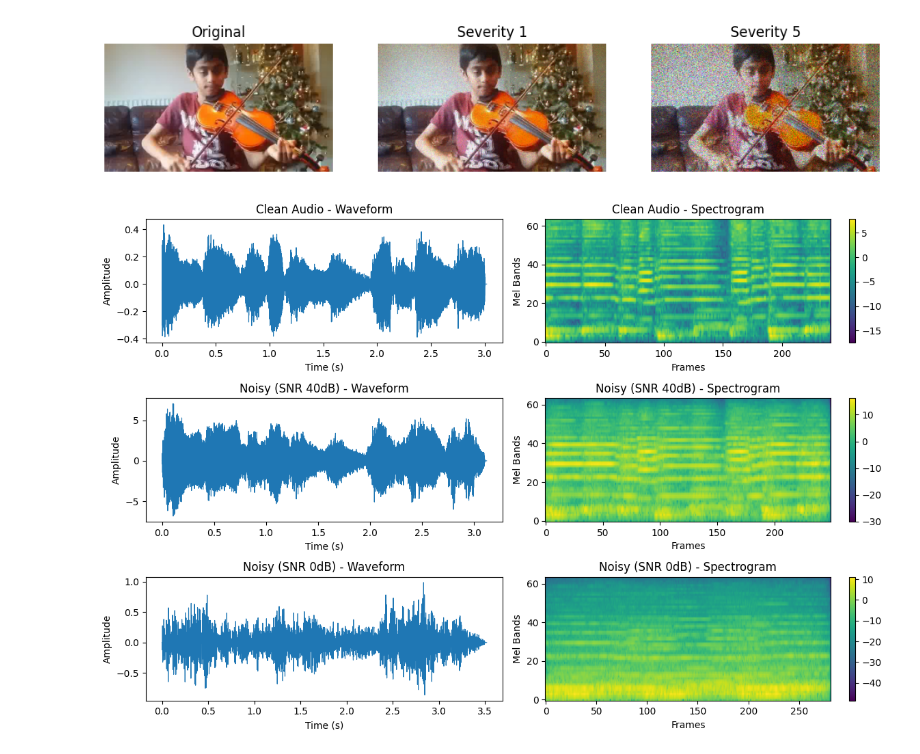
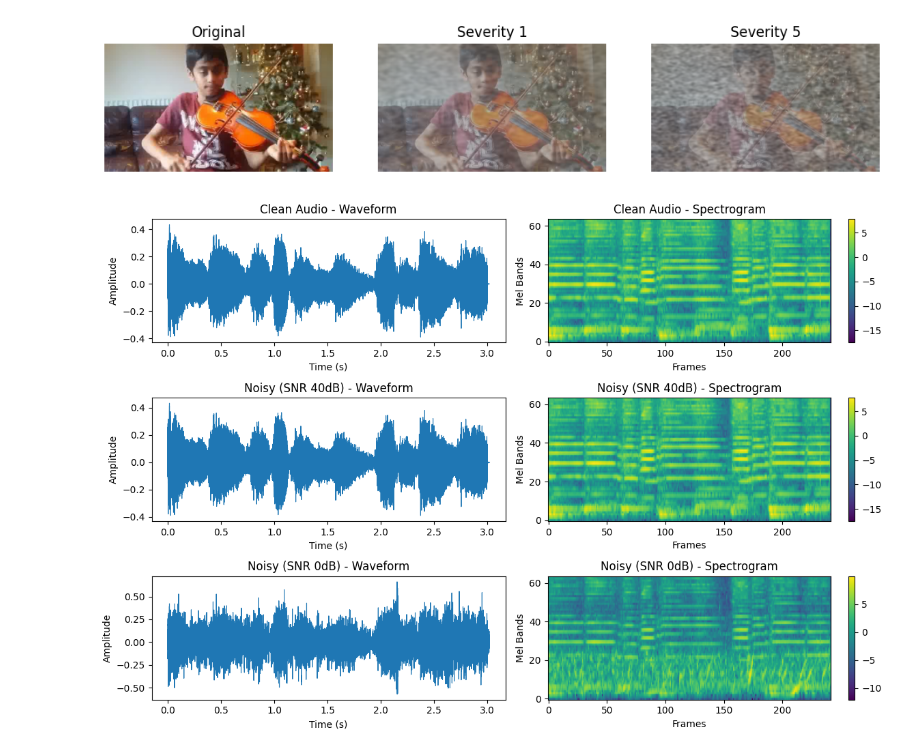
Before and after one commit to sarthaxxxxx/AV-C-Robustness-Benchmark, a Jupyter notebook: data_recipe/analysis_helper/scripts/probe_noise.ipynb, the cells around one changed output. Drawn from its saved outputs; the diff is of its cells as text; code cells hidden in the pictures.

Commit message:
add smoke audios

```diff
--- a/data_recipe/analysis_helper/scripts/probe_noise.ipynb
+++ b/data_recipe/analysis_helper/scripts/probe_noise.ipynb
@@ -13,34 +9,58 @@ from PIL import Image
 from IPython.display import Audio
 # %%
 def gaussian_noise(x, severity=1):
-    c = [.15, .2, 0.35, 0.45, 0.6][severity - 1]
-    x = np.array(x) / 255.
-    return np.clip(x + x * np.random.normal(size=x.shape, scale=c), 0, 1) * 255
+    from scipy.ndimage import gaussian_filter
+    """Applies Gaussian noise simulating smoke-like effect on an image."""
+
+    # Smoke parameters based on severity
+    c = [(1.5, 2), (2, 2), (2.5, 1.7), (2.5, 1.5), (3, 1.4)][severity - 1]
+
+    # Normalize the image
+    x = np.array(x) / 255.0
+    max_val = x.max()
+
+    # Generate smoke-like noise (Gaussian blobs)
+    h, w, _ = x.shape  # Get image dimensions
+    noise = np.random.rand(224, 224)  # Initial noise at fixed size
+    smoke_pattern = gaussian_filter(noise, sigma=c[1])  # Apply Gaussian blur
+
+    # Resize smoke pattern to match the input image size
+    smoke_pattern = cv2.resize(smoke_pattern, (w, h), interpolation=cv2.INTER_LINEAR)
+
+    # Add color tint for smoke (grayish appearance)
+    smoke_pattern = np.expand_dims(smoke_pattern, axis=-1)  # Add channel dimension
+    smoke_pattern = np.repeat(smoke_pattern, 3, axis=-1)    # Match RGB channels
+
+    # Blend smoke with the image
+    x += c[0] * smoke_pattern
+
+    # Normalize and clip
+    return np.clip(x * max_val / (max_val + c[0]), 0, 1) * 255  # Convert back to [0, 255]
 
 # Load the image
 image_path = "/mnt/user/saksham/AV_robust/AV-C-Robustness-Benchmark/data_recipe/analysis_helper/data/clean/playing_violin__fiddle.jpg"  # Change this to your image path
 original = cv2.imread(image_path)  # Load using OpenCV
 original = cv2.cvtColor(original, cv2.COLOR_BGR2RGB)  # Convert BGR to RGB
 
 # Apply Gaussian noise at severity 1 and 5
 image_severity_1 = gaussian_noise(original, severity=1).astype(np.uint8)
 image_severity_5 = gaussian_noise(original, severity=5).astype(np.uint8)
 
 # Display the images
 fig, axes = plt.subplots(1, 3, figsize=(12, 4))
 axes[0].imshow(original)
 axes[0].set_title("Original")
 axes[1].imshow(image_severity_1)
 axes[1].set_title("Severity 1")
 axes[2].imshow(image_severity_5)
 axes[2].set_title("Severity 5")
 
 for ax in axes:
     ax.axis("off")
 
 plt.show()
 # %% [output]
-[figure, old version]
+[figure, new version]
 # %%
 import torch
 import torchaudio
@@ -74,9 +94,8 @@ def add_gaussian_noise(audio_file, intensity):
 
     spatter_dir = '/mnt/user/saksham/AV_robust/AV-C-Robustness-Benchmark/data_recipe/src/noise_files/underwater'
     output_path = ''
-    add_env_noise(audio_file, output_path, intensity, noise_dir=spatter_dir)
-
-    return waveform_reverbed
+    return add_env_noise(audio_file, output_path, intensity, noise_dir=spatter_dir)
+    # return waveform_reverbed
 
 
 def plot_waveform_and_spectrogram(waveform, sr, title, ax1, ax2):
@@ -115,7 +134,7 @@ plot_waveform_and_spectrogram(waveform_noise_5, sr, "Noisy (SNR 0dB)", axes[2, 0
 plt.tight_layout()
 plt.show()
 # %% [output]
-[figure, old version]
+[figure, new version]
 # %%
 Audio(waveform_noise_5, rate=sr)
 # %% [output]
```
Also changed, not shown: parts of 1 cell of this notebook, 20 other files.
